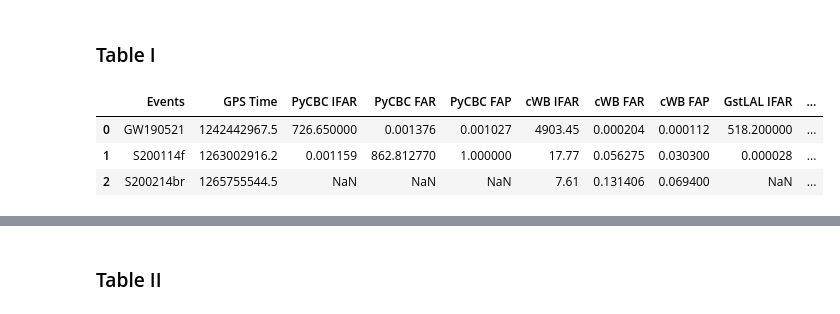
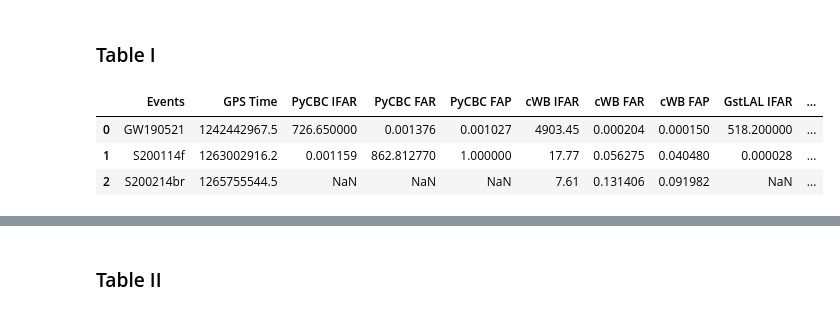
Before and after one commit to koustavchandra/focussed-imbhb-search, a Jupyter notebook: ExtraCodes/O3_IMBH_Paper_Tables.ipynb, the cells around one changed output, grey strips where cells are left out. Drawn from its saved outputs; the diff is of its cells as text; code cells hidden in the pictures.

```diff
--- a/ExtraCodes/O3_IMBH_Paper_Tables.ipynb
+++ b/ExtraCodes/O3_IMBH_Paper_Tables.ipynb
@@ -16,9 +16,11 @@ PyCBC_IFAR = [726.65, #https://ldas-jobs.gw.iucaa.in/~koustav.chandra/o3/product
               1.159e-3, #https://ldas-jobs.ligo-wa.caltech.edu/~veronica.villa/o3/production/imbh/a8_INITIAL/7._open_box_result/#A2
               numpy.nan] # Not found in box 8
 
-PyCBC_FAP = [1.027e-3,
-             1,
-             numpy.nan]
+pycbc_livetime = 0.7466364303822118
+PyCBC_FAP = []
+for ifar in PyCBC_IFAR:
+  PyCBC_FAP.append(1 - numpy.exp(-pycbc_livetime/ifar))
+
 
 # The cWB and GstLAL results are obtained from the table
 # https://git.ligo.org/publications/O3/o3-cbc-burst-imbh/-/wikis/IMBH-candidate-events
@@ -26,46 +28,47 @@ PyCBC_FAP = [1.027e-3,
 cWB_IFAR = [4903.45,
            17.77,
            7.61]
+cWB_livetime = 0.7343
 
-cWB_FAP = [1.116e-4,
-           0.0303,
-           6.94e-2]
+cWB_FAP = []
+for ifar in cWB_IFAR:
+  cWB_FAP.append(1-numpy.exp(-cWB_livetime/ifar))
 
 GstLAL_IFAR = [518.2,
                2.78e-5,
                numpy.nan]
 
 GstLAL_FAP = [0.001685,
               1,
               numpy.nan]
 
 table_1 = pd.DataFrame()
 
 table_1['Events'] = events
 table_1['GPS Time'] = GPS_Time
 
 table_1['PyCBC IFAR'] = PyCBC_IFAR
 table_1['PyCBC FAR'] = 1/table_1['PyCBC IFAR']
 table_1['PyCBC FAP'] = PyCBC_FAP
 
 table_1['cWB IFAR'] = cWB_IFAR
 table_1['cWB FAR'] = 1/table_1['cWB IFAR']
 table_1['cWB FAP'] = cWB_FAP
 
 table_1['GstLAL IFAR'] = GstLAL_IFAR
 table_1['GstLAL FAR'] = 1/table_1['GstLAL IFAR']
 table_1['GstLAL FAP'] = GstLAL_FAP
 
 table_1['min FAP'] =  table_1[['cWB FAP','PyCBC FAP', 'GstLAL FAP']].min(axis=1)
 trials_factor = 3
 table_1['Combined FAP'] = 1 - numpy.power((1- table_1['min FAP']),trials_factor)
 table_1['Detectors'] = ['HLV', 'HLV', 'HL']
 table_1
 # %% [output]
 |  | Events | GPS Time | PyCBC IFAR | PyCBC FAR | PyCBC FAP | cWB IFAR | cWB FAR | cWB FAP | GstLAL IFAR | ... |
-| 0 | GW190521 | 1242442967.5 | 726.650000 | 0.001376 | 0.001027 | 4903.45 | 0.000204 | 0.000112 | 518.200000 | ... |
-| 1 | S200114f | 1263002916.2 | 0.001159 | 862.812770 | 1.000000 | 17.77 | 0.056275 | 0.030300 | 0.000028 | ... |
-| 2 | S200214br | 1265755544.5 | NaN | NaN | NaN | 7.61 | 0.131406 | 0.069400 | NaN | ... |
+| 0 | GW190521 | 1242442967.5 | 726.650000 | 0.001376 | 0.001027 | 4903.45 | 0.000204 | 0.000150 | 518.200000 | ... |
+| 1 | S200114f | 1263002916.2 | 0.001159 | 862.812770 | 1.000000 | 17.77 | 0.056275 | 0.040480 | 0.000028 | ... |
+| 2 | S200214br | 1265755544.5 | NaN | NaN | NaN | 7.61 | 0.131406 | 0.091982 | NaN | ... |
 # %%
 def f1(x):
   if numpy.isnan(x):
```
Also changed, not shown: parts of 11 cells of this notebook.
